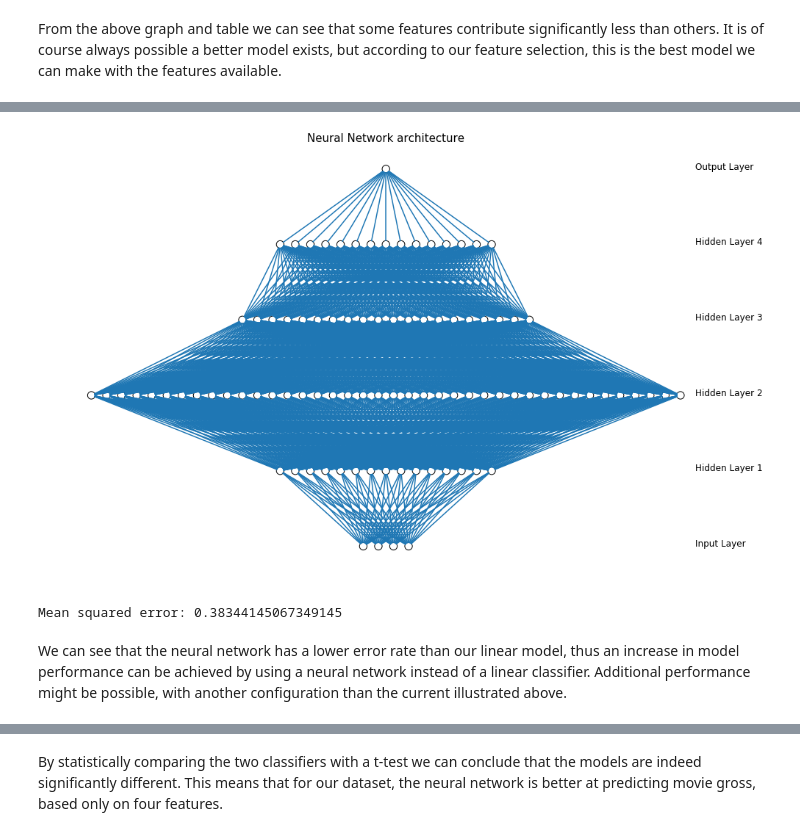
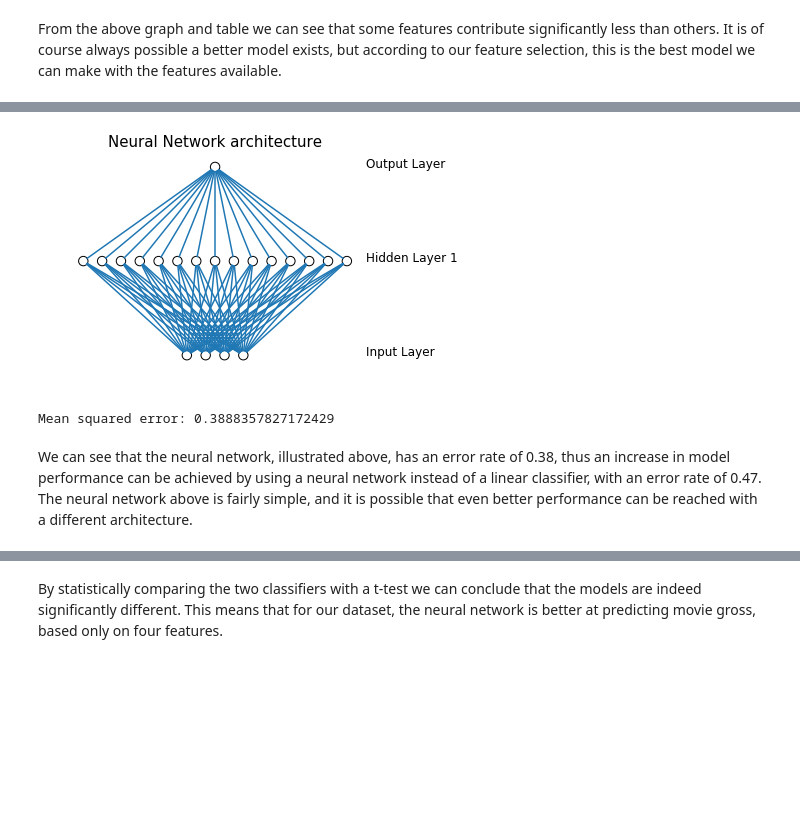
Before and after one commit to christianbillp/python, a Jupyter notebook: notebooks/ML_projekt2-regression.ipynb, the cells around one changed output, grey strips where cells are left out. Drawn from its saved outputs; the diff is of its cells as text; code cells hidden in the pictures; blank space fills up the shorter version.

```diff
--- a/notebooks/ML_projekt2-regression.ipynb
+++ b/notebooks/ML_projekt2-regression.ipynb
@@ -99,7 +99,7 @@ class NeuralNetwork():
         self.layers.append(layer)
 
     def draw(self):
-        pyplot.figure(figsize=(16, 16))
+        pyplot.figure(figsize=(8, 4))
         for i in range( len(self.layers) ):
             layer = self.layers[i]
             if i == len(self.layers)-1:
@@ -490,29 +457,26 @@ With a baseline prediction established, we can move on to creating a neural netw
 # %%
 from keras.models import Sequential
 from keras.layers import Dense, Activation
 from keras import optimizers
 
 # Feature selection
 X = data['standardized'][['duration', 'num_voted_users', 'budget', 'title_year']]
 y = data['standardized'][['gross']]
-X_train, X_test, y_train, y_test = train_test_split(X, y, test_size=0.1, random_state=42)
+X_train, X_test, y_train, y_test = train_test_split(X, y, test_size=0.25, random_state=42)
 shape = X.shape[1]
 adam = optimizers.Adam(lr=0.01, beta_1=0.9, beta_2=0.999, epsilon=1e-08, decay=0.0)
 model = Sequential()
 model.add(Dense(15, input_shape=(shape,), activation='relu'))
-model.add(Dense(40, activation='relu'))
-model.add(Dense(20, activation='relu'))
-model.add(Dense(15, activation='relu'))
 model.add(Dense(1, activation='linear'))
 model.compile(loss='mean_squared_error', optimizer=adam, metrics=[])
 history = model.fit(X_train.values, y_train.values, epochs = 30, batch_size=500, shuffle=False, verbose=0)
 y_pred = model.predict(X_test.values, batch_size = 1000)
 error = mean_squared_error(y_test, y_pred)
-network = DrawNN([shape, 15, 40,20, 15, 1])
+network = DrawNN([shape, 15, 1])
 network.draw()
 print("Mean squared error: {}".format(error))
 # %% [output]
-[figure, old version]
+[figure, new version]
-Mean squared error: 0.38344145067349145
+Mean squared error: 0.3888357827172429
 # %% [markdown]
-We can see that the neural network has a lower error rate than our linear model, thus an increase in model performance can be achieved by using a neural network instead of a linear classifier. Additional performance might be possible, with another configuration than the current illustrated above.
+We can see that the neural network, illustrated above, has an error rate of 0.38, thus an increase in model performance can be achieved by using a neural network instead of a linear classifier, with an error rate of 0.47. The neural network above is fairly simple, and it is possible that even better performance can be reached with a different architecture.
```
Also changed, not shown: parts of 49 cells of this notebook.
